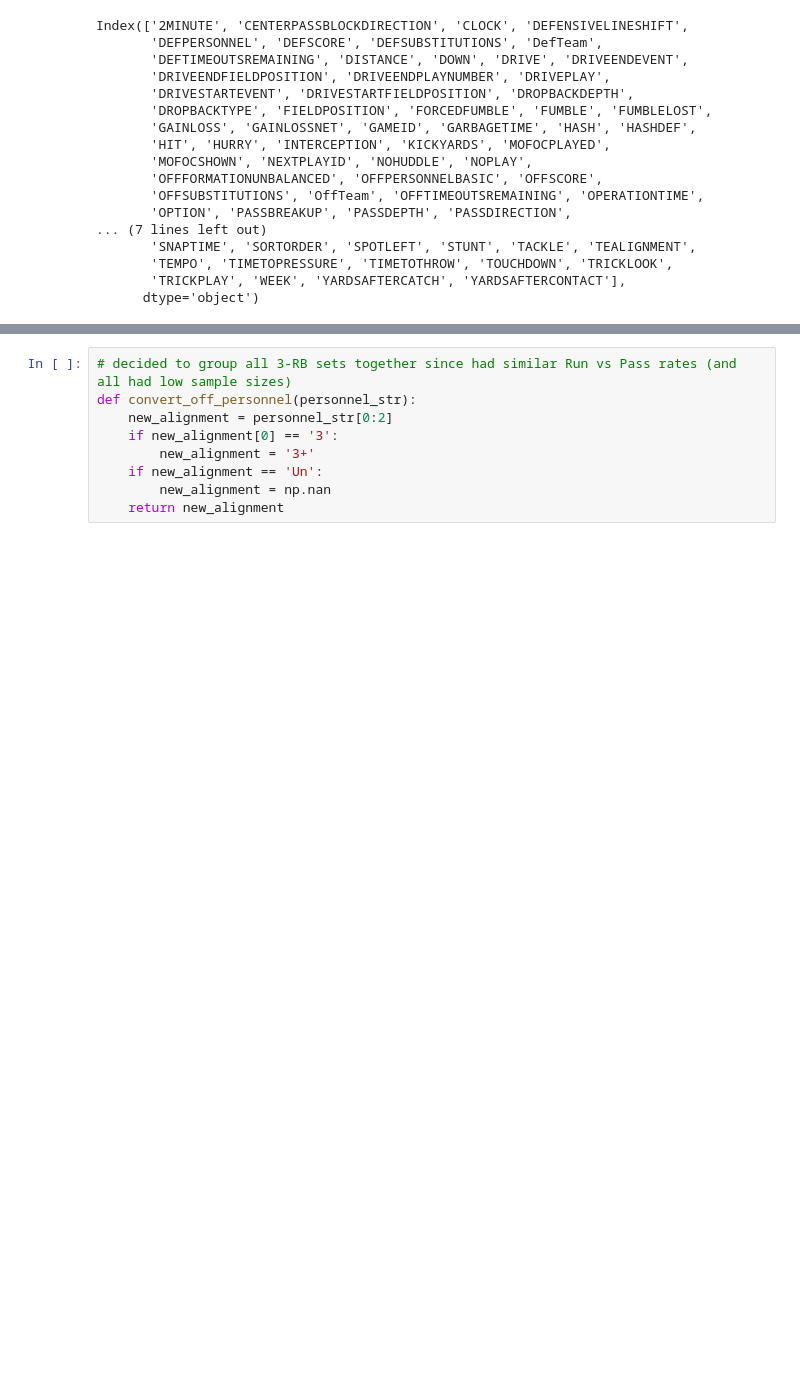
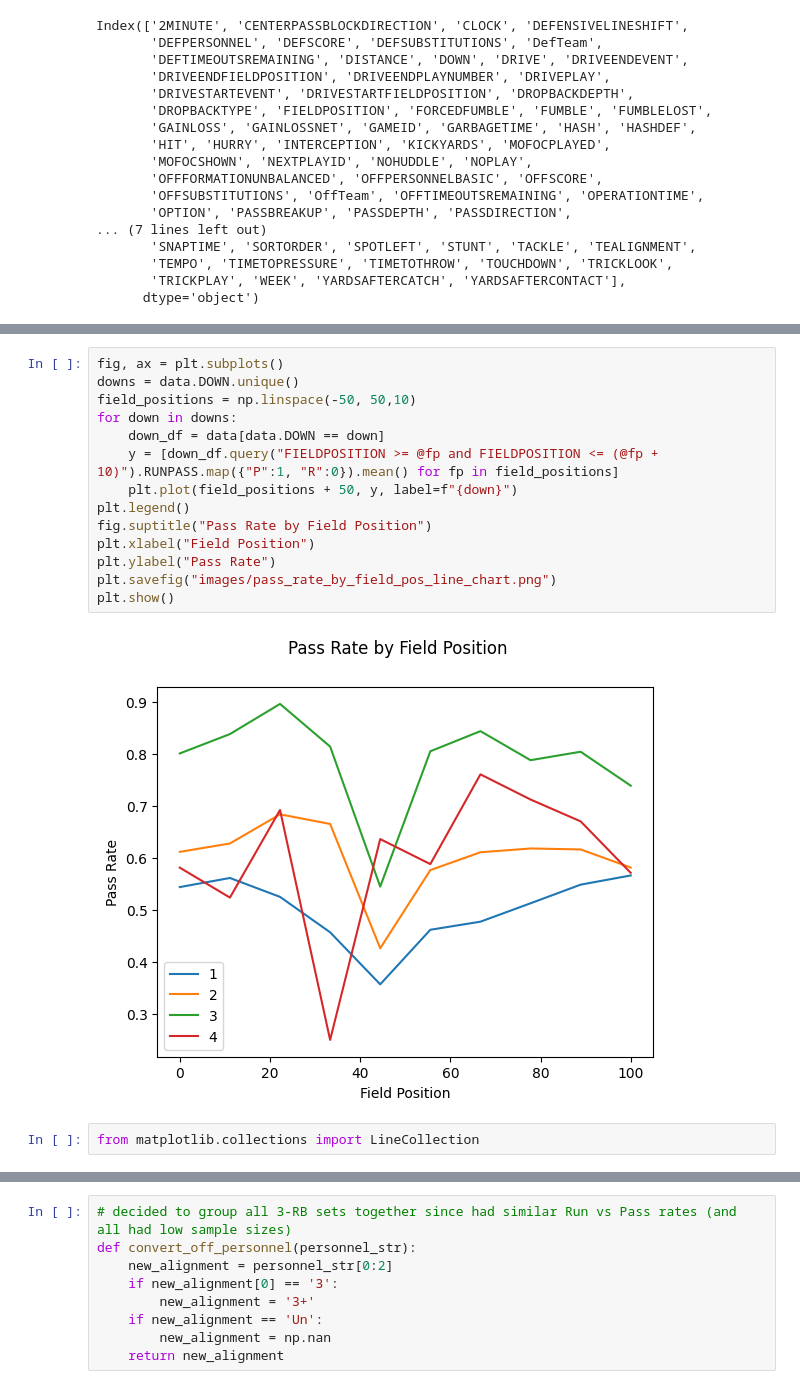
Before and after one commit to scottmaran/run_pass_prediction, a Jupyter notebook: eda.ipynb, the cells around one changed output, grey strips where cells are left out. Cells and saved outputs as stored; diff of their text form; blank space fills up the shorter version.

```diff
--- a/eda.ipynb
+++ b/eda.ipynb
@@ -49,0 +88,18 @@ Name: count, dtype: int64
+# %%
+fig, ax = plt.subplots()
+downs = data.DOWN.unique()
+field_positions = np.linspace(-50, 50,10)
+for down in downs:
+    down_df = data[data.DOWN == down]
+    y = [down_df.query("FIELDPOSITION >= @fp and FIELDPOSITION <= (@fp + 10)").RUNPASS.map({"P":1, "R":0}).mean() for fp in field_positions]
+    plt.plot(field_positions + 50, y, label=f"{down}")
+plt.legend()
+fig.suptitle("Pass Rate by Field Position")
+plt.xlabel("Field Position")
+plt.ylabel("Pass Rate")
+plt.savefig("images/pass_rate_by_field_pos_line_chart.png")
+plt.show()
+# %% [output]
+[figure, added]
+# %%
+from matplotlib.collections import LineCollection
```
Also changed, not shown: parts of 20 cells of this notebook, 11 other files.
